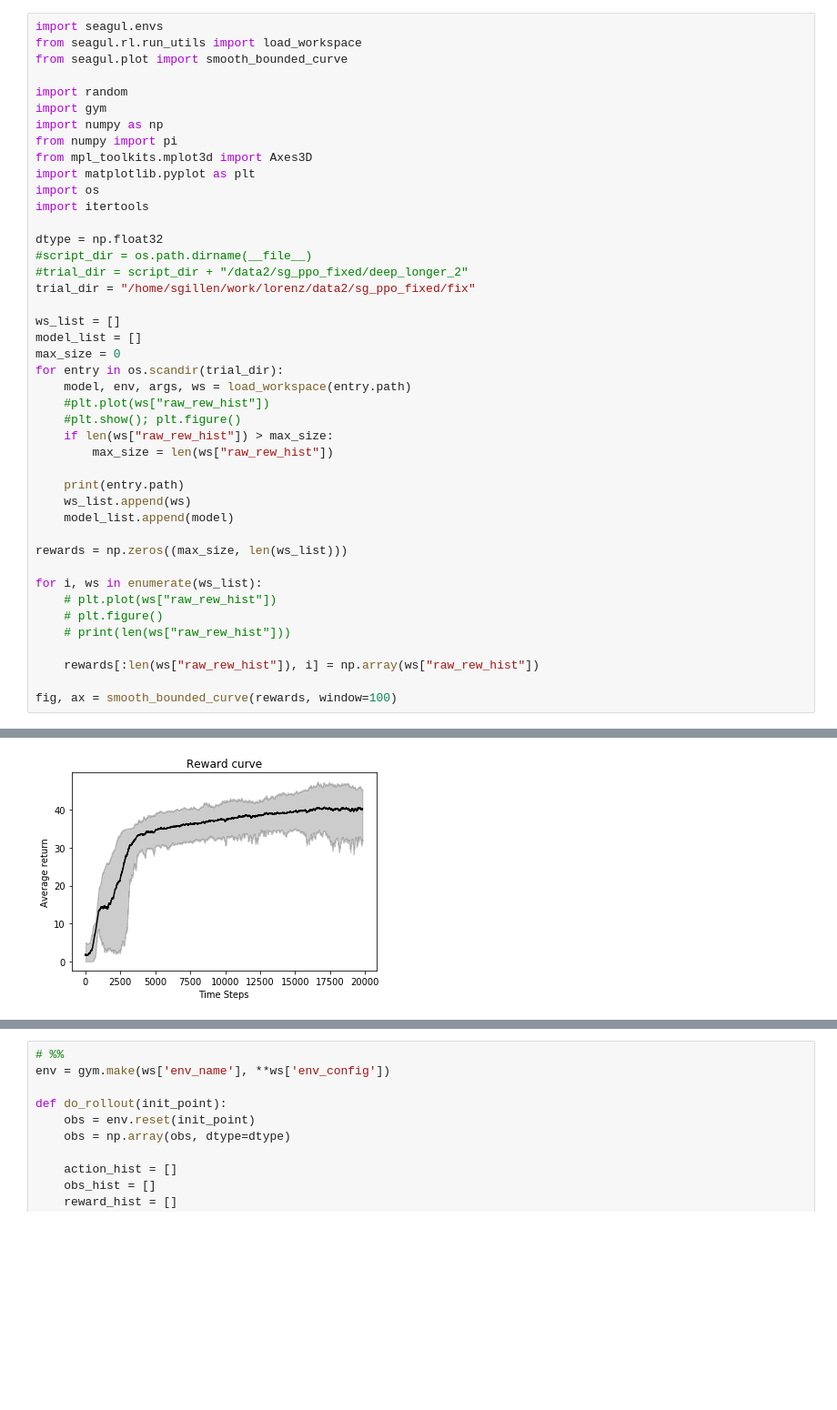
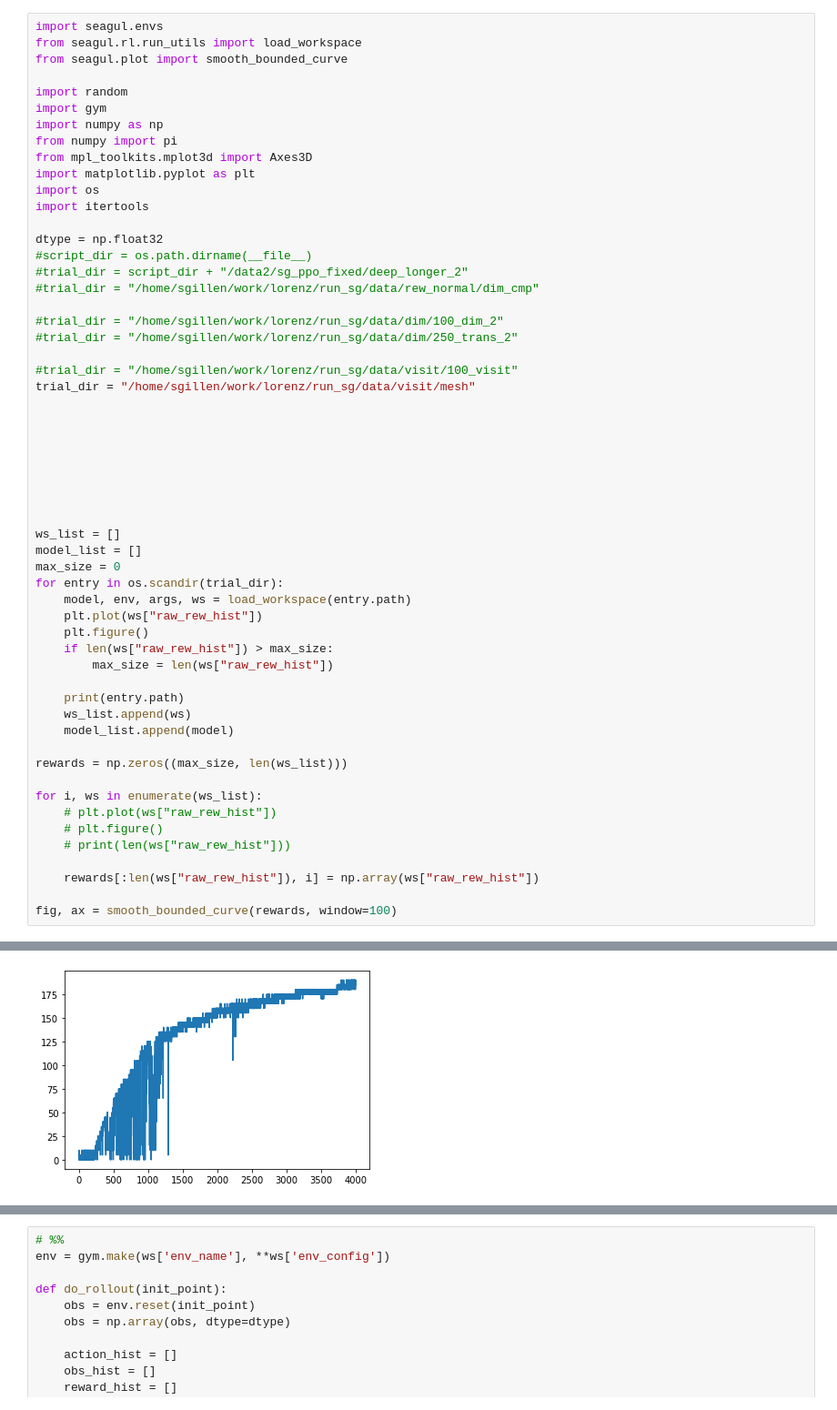
Before and after one commit to sgillen/lorenz, a Jupyter notebook: analyze_sg.ipynb, the cells around one changed output, grey strips where cells are left out. Shown at 91% size. Saved outputs shown, nothing was run; the diff lists cells and outputs as text; blank space fills up the shorter version.

```diff
--- a/analyze_sg.ipynb
+++ b/analyze_sg.ipynb
@@ -15,15 +15,28 @@ import itertools
 dtype = np.float32
 #script_dir = os.path.dirname(__file__)
 #trial_dir = script_dir + "/data2/sg_ppo_fixed/deep_longer_2"
-trial_dir = "/home/sgillen/work/lorenz/data2/sg_ppo_fixed/fix"
+#trial_dir = "/home/sgillen/work/lorenz/run_sg/data/rew_normal/dim_cmp"
+
+#trial_dir = "/home/sgillen/work/lorenz/run_sg/data/dim/100_dim_2"
+#trial_dir = "/home/sgillen/work/lorenz/run_sg/data/dim/250_trans_2"
+
+#trial_dir = "/home/sgillen/work/lorenz/run_sg/data/visit/100_visit"
+trial_dir = "/home/sgillen/work/lorenz/run_sg/data/visit/mesh"
+
+
+
+
+
+
+
 
 ws_list = []
 model_list = []
 max_size = 0
 for entry in os.scandir(trial_dir):
     model, env, args, ws = load_workspace(entry.path)
-    #plt.plot(ws["raw_rew_hist"])
-    #plt.show(); plt.figure()
+    plt.plot(ws["raw_rew_hist"])
+    plt.figure()
     if len(ws["raw_rew_hist"]) > max_size:
         max_size = len(ws["raw_rew_hist"])
 
@@ -53 +66 @@ fig, ax = smooth_bounded_curve(rewards, window=100)
-[figure, old version]
+[figure, new version]
```
Also changed, not shown: parts of 5 cells of this notebook, 10 other files.
